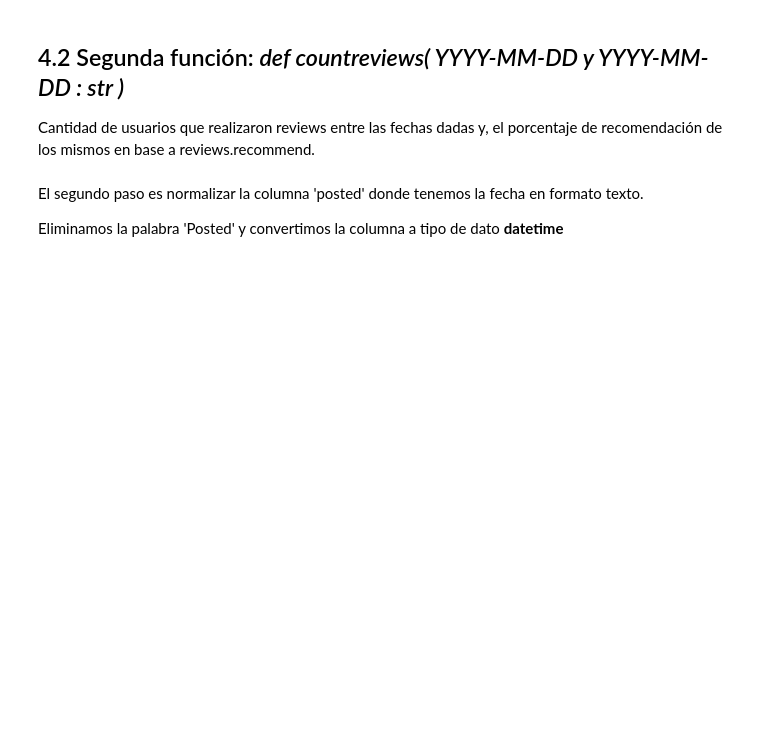
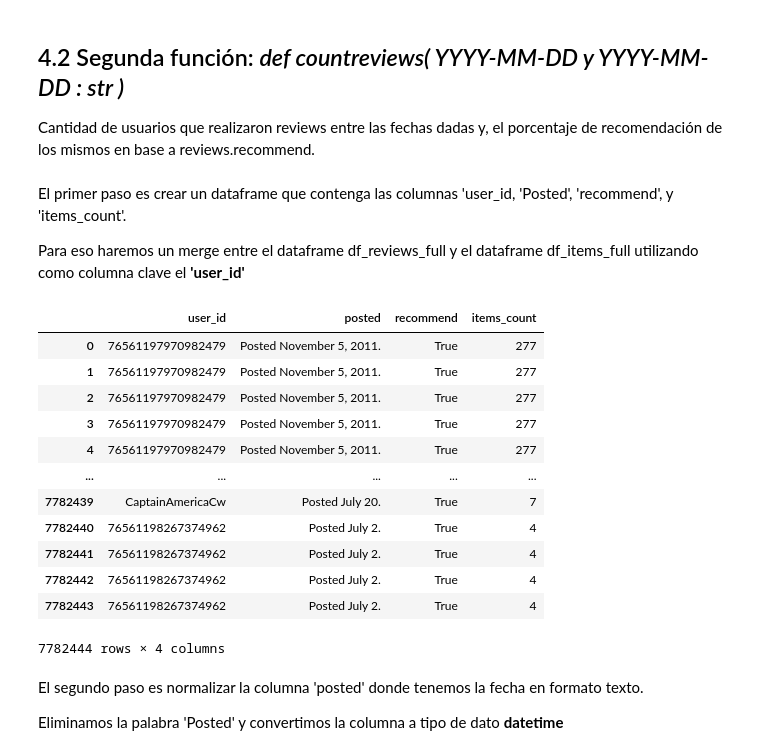
Before and after one commit to JPBertonee/PI_MLOps_Henry, a Jupyter notebook: Desarrollo.ipynb, the cells around one changed output. Drawn from its saved outputs; the diff is of its cells as text; code cells hidden in the pictures; blank space fills up the shorter version.

```diff
--- a/Desarrollo.ipynb
+++ b/Desarrollo.ipynb
@@ -486,6 +486,28 @@ userdata('76561198267374962')
 ## 4.2 Segunda función: *def countreviews( YYYY-MM-DD y YYYY-MM-DD : str )*
 
 Cantidad de usuarios que realizaron reviews entre las fechas dadas y, el porcentaje de recomendación de los mismos en base a reviews.recommend.
+# %% [markdown]
+El primer paso es crear un dataframe que contenga las columnas 'user_id, 'Posted', 'recommend', y 'items_count'.
+
+Para eso haremos un merge entre el dataframe df_reviews_full y el dataframe df_items_full utilizando como columna clave el **'user_id'**
+# %%
+df_f2 = df_reviews_full.merge(df_items_full, on='user_id', how='inner')
+df_f2 = df_f2[['user_id', 'posted', 'recommend', 'items_count']]
+df_f2
+# %% [output]
+|  | user_id | posted | recommend | items_count |
+| 0 | 76561197970982479 | Posted November 5, 2011. | True | 277 |
+| 1 | 76561197970982479 | Posted November 5, 2011. | True | 277 |
+| 2 | 76561197970982479 | Posted November 5, 2011. | True | 277 |
+| 3 | 76561197970982479 | Posted November 5, 2011. | True | 277 |
+| 4 | 76561197970982479 | Posted November 5, 2011. | True | 277 |
+| ... | ... | ... | ... | ... |
+| 7782439 | CaptainAmericaCw | Posted July 20. | True | 7 |
+| 7782440 | 76561198267374962 | Posted July 2. | True | 4 |
+| 7782441 | 76561198267374962 | Posted July 2. | True | 4 |
+| 7782442 | 76561198267374962 | Posted July 2. | True | 4 |
+| 7782443 | 76561198267374962 | Posted July 2. | True | 4 |
+7782444 rows × 4 columns
 # %% [markdown]
 El segundo paso es normalizar la columna 'posted' donde tenemos la fecha en formato texto.
 
```
Also changed, not shown: parts of 5 cells of this notebook.
